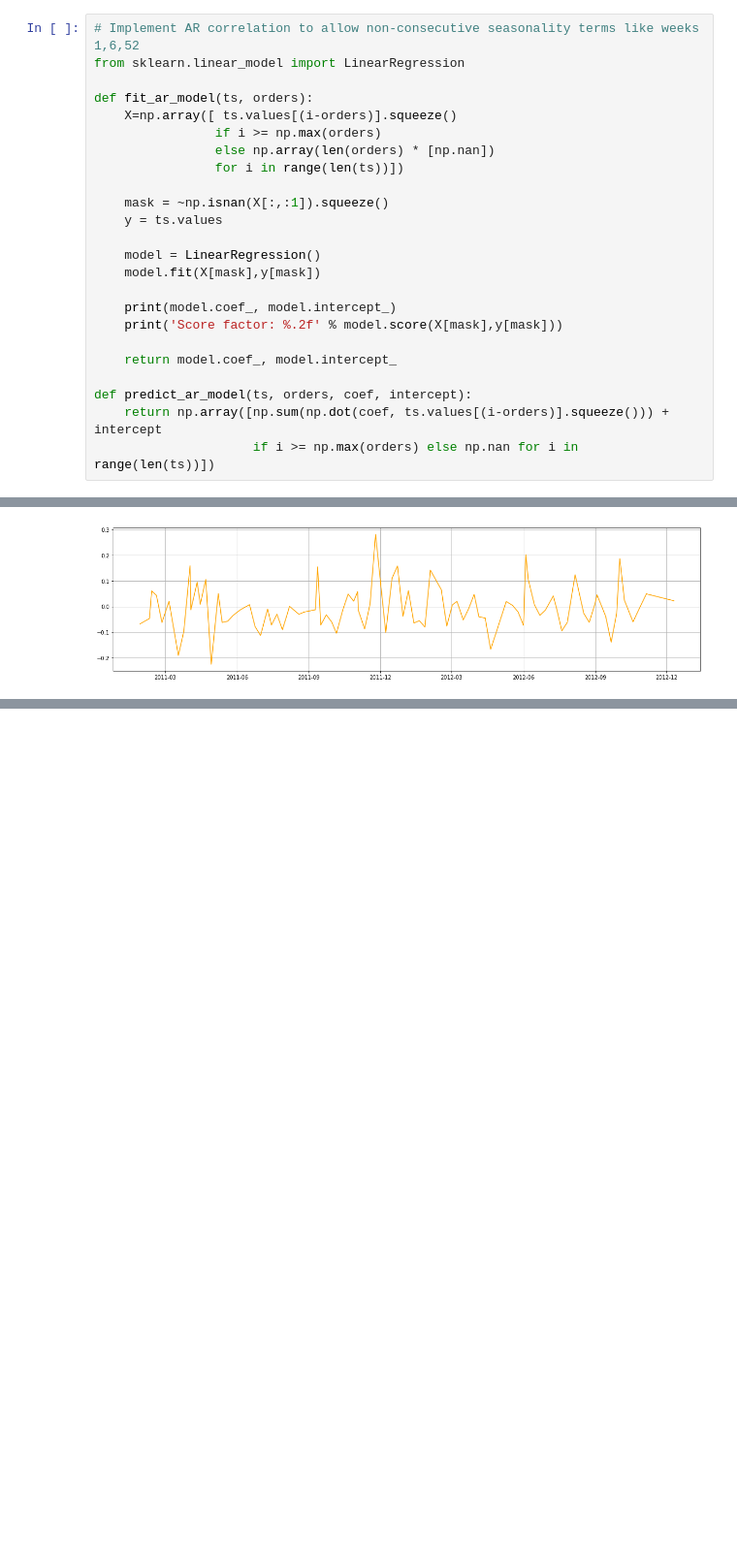
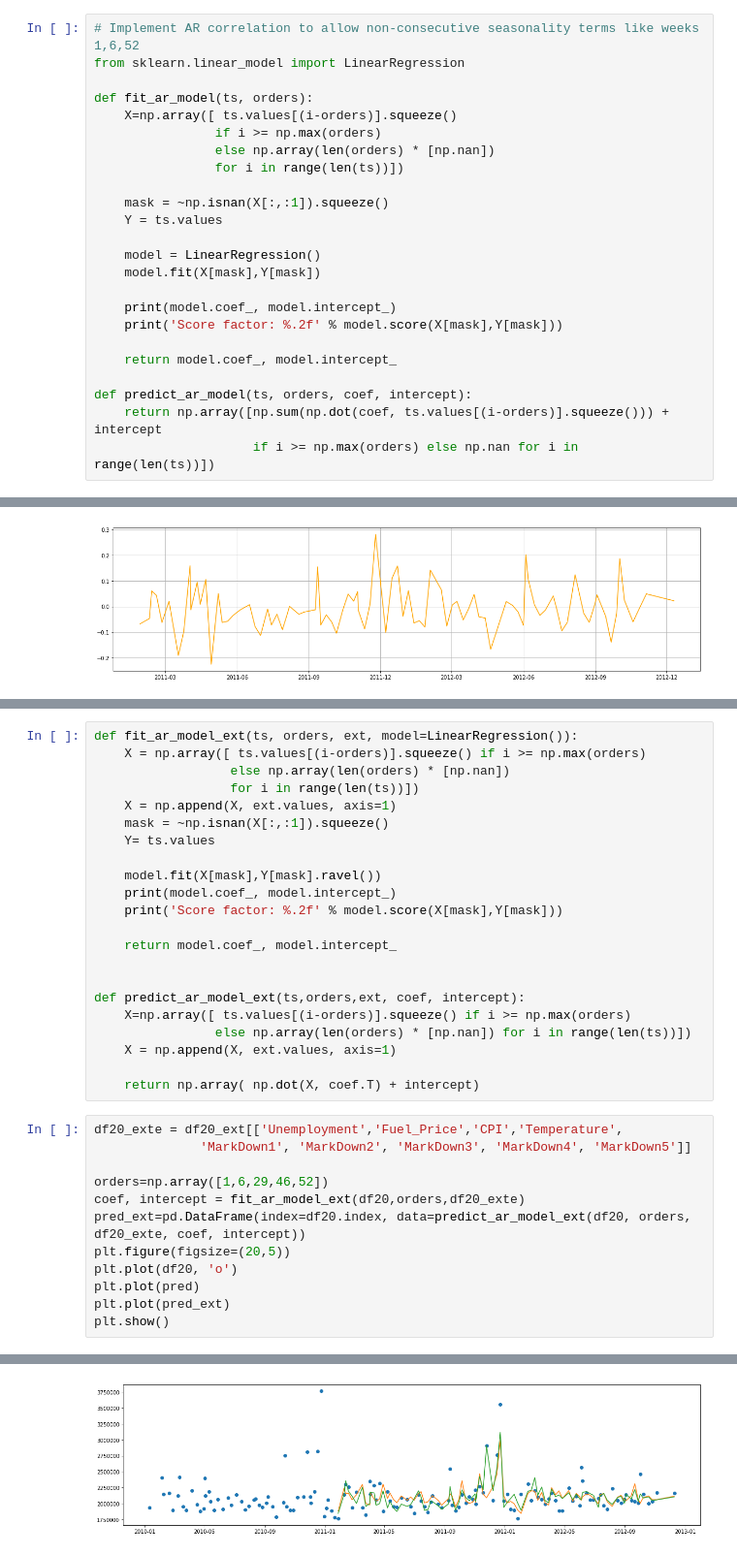
Before and after one commit to opread/retail_kaggle, a Jupyter notebook: retail_sales_forecast_v4.ipynb, the cells around one changed output, grey strips where cells are left out. Shown at 97% size. Cells and saved outputs as stored; diff of their text form; blank space fills up the shorter version.

```diff
--- a/retail_sales_forecast_v4.ipynb
+++ b/retail_sales_forecast_v4.ipynb
@@ -156,13 +156,13 @@ def fit_ar_model(ts, orders):
                 for i in range(len(ts))])
 
     mask = ~np.isnan(X[:,:1]).squeeze()
-    y = ts.values
+    Y = ts.values
 
     model = LinearRegression()
-    model.fit(X[mask],y[mask])
+    model.fit(X[mask],Y[mask])
 
     print(model.coef_, model.intercept_)
-    print('Score factor: %.2f' % model.score(X[mask],y[mask]))
+    print('Score factor: %.2f' % model.score(X[mask],Y[mask]))
 
     return model.coef_, model.intercept_
 
@@ -255,0 +312,35 @@ df20_ext.head()
+# %%
+def fit_ar_model_ext(ts, orders, ext, model=LinearRegression()):
+    X = np.array([ ts.values[(i-orders)].squeeze() if i >= np.max(orders)
+                  else np.array(len(orders) * [np.nan])
+                  for i in range(len(ts))])
+    X = np.append(X, ext.values, axis=1)
+    mask = ~np.isnan(X[:,:1]).squeeze()
+    Y= ts.values
+
+    model.fit(X[mask],Y[mask].ravel())
+    print(model.coef_, model.intercept_)
+    print('Score factor: %.2f' % model.score(X[mask],Y[mask]))
+
+    return model.coef_, model.intercept_
+
+
+def predict_ar_model_ext(ts,orders,ext, coef, intercept):
+    X=np.array([ ts.values[(i-orders)].squeeze() if i >= np.max(orders)
+                else np.array(len(orders) * [np.nan]) for i in range(len(ts))])
+    X = np.append(X, ext.values, axis=1)
+
+    return np.array( np.dot(X, coef.T) + intercept)
+# %%
+df20_exte = df20_ext[['Unemployment','Fuel_Price','CPI','Temperature',
+              'MarkDown1', 'MarkDown2', 'MarkDown3', 'MarkDown4', 'MarkDown5']]
+
+orders=np.array([1,6,29,46,52])
+coef, intercept = fit_ar_model_ext(df20,orders,df20_exte)
+pred_ext=pd.DataFrame(index=df20.index, data=predict_ar_model_ext(df20, orders, df20_exte, coef, intercept))
+plt.figure(figsize=(20,5))
+plt.plot(df20, 'o')
+plt.plot(pred)
+plt.plot(pred_ext)
+plt.show()
+# %% [output]
@@ -255,0 +352 @@ df20_ext.head()
+[figure, added]
```
Also changed, not shown: parts of 7 cells of this notebook.
